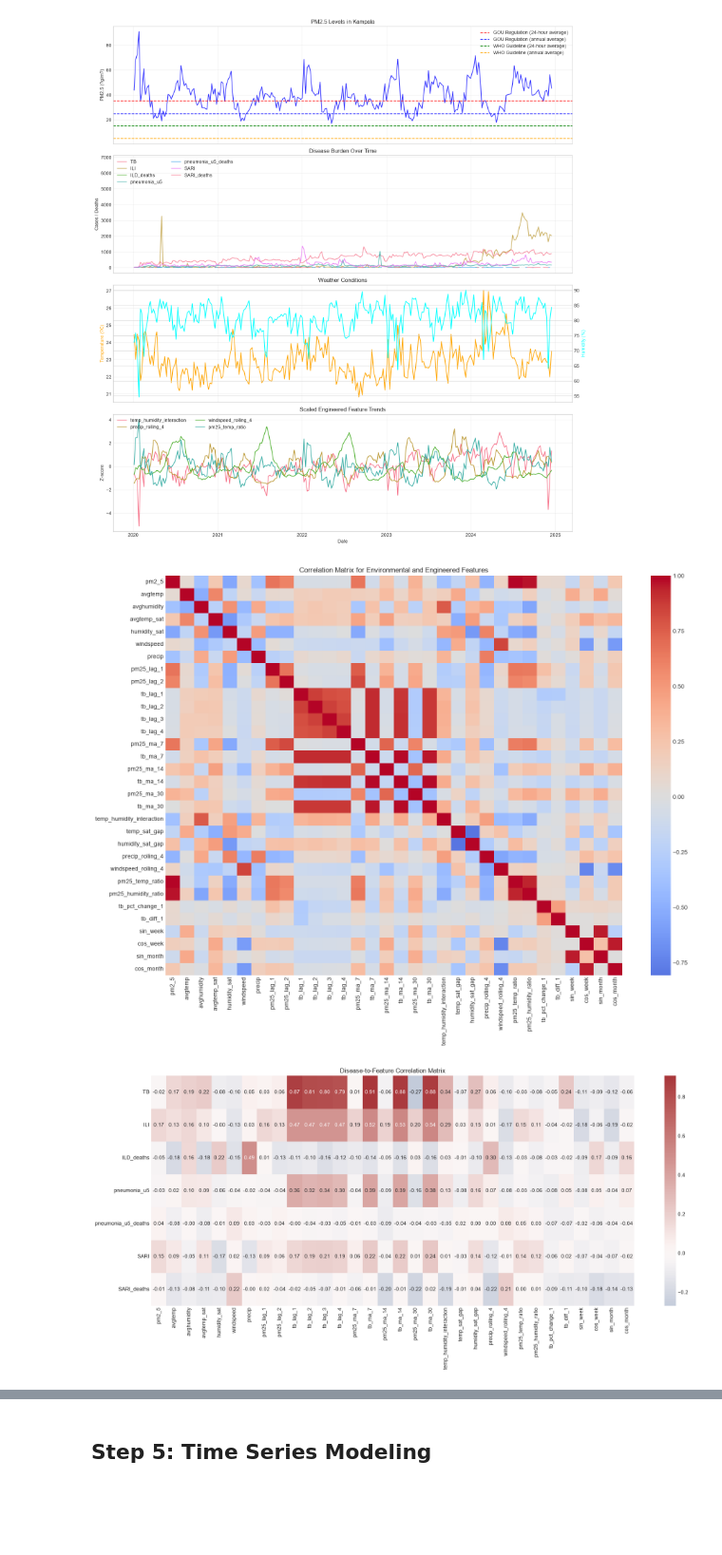
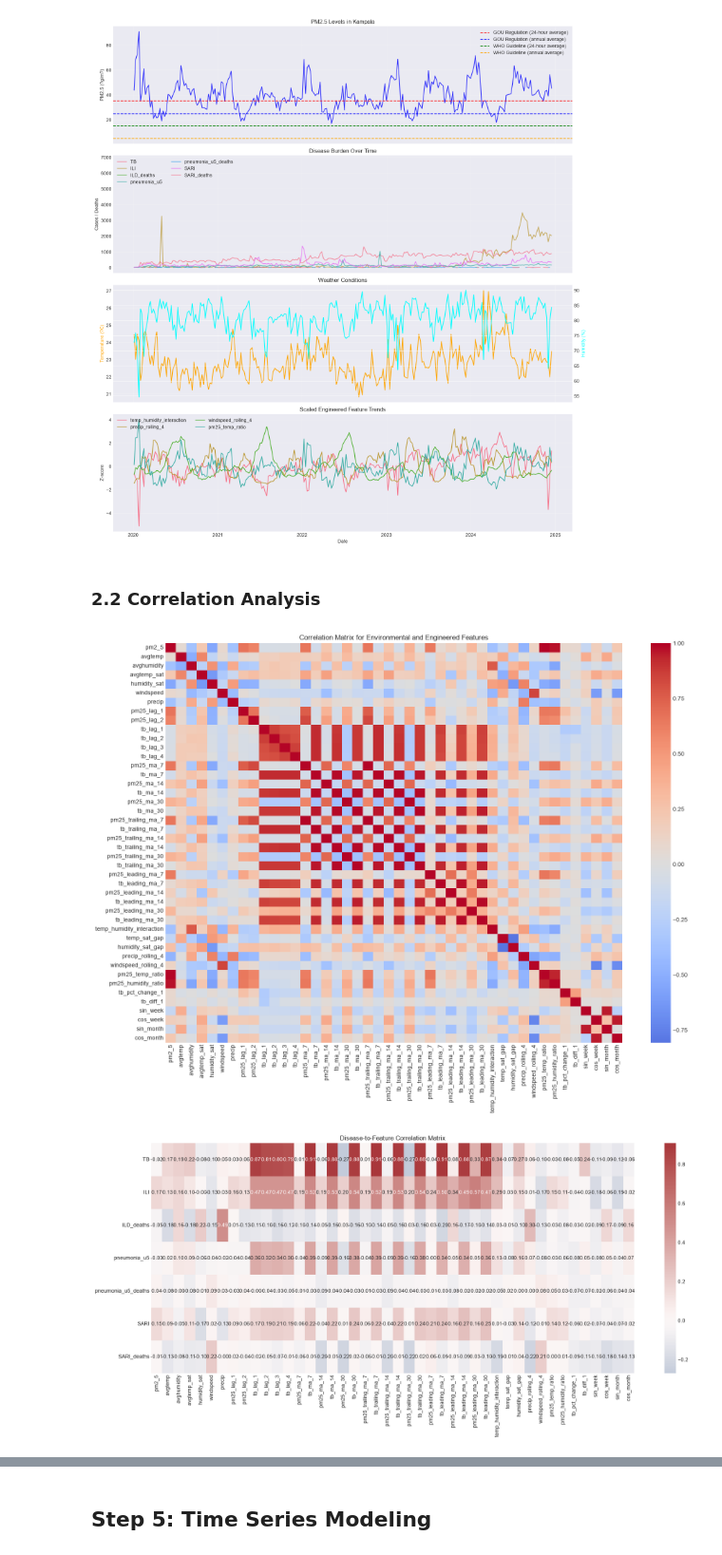
Before and after one commit to Mudarshiru/TimeSeriesAnalysisTutorial, a Jupyter notebook: analysis.ipynb, the cells around one changed output, grey strips where cells are left out. Shown at 95% size. Saved outputs shown, nothing was run; the diff lists cells and outputs as text; code cells hidden in the pictures; blank space fills up the shorter version.

```diff
--- a/analysis.ipynb
+++ b/analysis.ipynb
@@ -131,6 +136,17 @@ processed_data['temp_sat_gap'] = processed_data['avgtemp'] - processed_data.get(
 processed_data['humidity_sat_gap'] = processed_data['avghumidity'] - processed_data.get('humidity_sat', processed_data['avghumidity'])
 processed_data['precip_rolling_4'] = processed_data['precip'].rolling(window=4, min_periods=1).mean()
 processed_data['windspeed_rolling_4'] = processed_data['windspeed'].rolling(window=4, min_periods=1).mean()
+
+for window in [7, 14, 30]:
+    processed_data[f'pm25_trailing_ma_{window}'] = processed_data['pm2_5'].rolling(window=window, min_periods=1).mean()
+    processed_data[f'tb_trailing_ma_{window}'] = processed_data['TB'].rolling(window=window, min_periods=1).mean()
+    processed_data[f'pm25_leading_ma_{window}'] = (
+        processed_data['pm2_5'].iloc[::-1].rolling(window=window, min_periods=1).mean().iloc[::-1]
+    )
+    processed_data[f'tb_leading_ma_{window}'] = (
+        processed_data['TB'].iloc[::-1].rolling(window=window, min_periods=1).mean().iloc[::-1]
+    )
+
 processed_data['pm25_temp_ratio'] = processed_data['pm2_5'] / (processed_data['avgtemp'].abs() + 1)
 processed_data['pm25_humidity_ratio'] = processed_data['pm2_5'] / (processed_data['avghumidity'].abs() + 1)
 processed_data['tb_pct_change_1'] = processed_data['TB'].pct_change().replace([np.inf, -np.inf], np.nan)
@@ -244,39 +264,44 @@ plt.tight_layout()
 plt.show()
 # %% [output]
 [figure]
+# %% [markdown]
+### 2.2 Correlation Analysis
 # %%
 # Correlation analysis across diseases and engineered features
 disease_cols = [
     col for col in ['TB', 'ILI', 'ILD_deaths', 'pneumonia_u5', 'pneumonia_u5_deaths', 'SARI', 'SARI_deaths']
     if col in processed_data.columns
 ]
 feature_analysis_cols = [
     col for col in [
         'pm2_5', 'avgtemp', 'avghumidity', 'avgtemp_sat', 'humidity_sat',
         'windspeed', 'precip', 'pm25_lag_1', 'pm25_lag_2', 'tb_lag_1', 'tb_lag_2',
         'tb_lag_3', 'tb_lag_4', 'pm25_ma_7', 'tb_ma_7', 'pm25_ma_14', 'tb_ma_14',
-        'pm25_ma_30', 'tb_ma_30', 'temp_humidity_interaction', 'temp_sat_gap',
+        'pm25_ma_30', 'tb_ma_30', 'pm25_trailing_ma_7', 'tb_trailing_ma_7',
+        'pm25_trailing_ma_14', 'tb_trailing_ma_14', 'pm25_trailing_ma_30', 'tb_trailing_ma_30',
+        'pm25_leading_ma_7', 'tb_leading_ma_7', 'pm25_leading_ma_14', 'tb_leading_ma_14',
+        'pm25_leading_ma_30', 'tb_leading_ma_30', 'temp_humidity_interaction', 'temp_sat_gap',
         'humidity_sat_gap', 'precip_rolling_4', 'windspeed_rolling_4',
         'pm25_temp_ratio', 'pm25_humidity_ratio', 'tb_pct_change_1', 'tb_diff_1',
         'sin_week', 'cos_week', 'sin_month', 'cos_month', 'time', 'intervention',
         'time_since_intervention'
     ]
     if col in processed_data.columns
 ]
 
 feature_corr_matrix = processed_data[feature_analysis_cols].corr()
 plt.figure(figsize=(16, 12))
 sns.heatmap(feature_corr_matrix, cmap='coolwarm', center=0)
 plt.title('Correlation Matrix for Environmental and Engineered Features')
 plt.tight_layout()
 plt.show()
 
 disease_feature_corr = processed_data[disease_cols + feature_analysis_cols].corr().loc[disease_cols, feature_analysis_cols]
 plt.figure(figsize=(18, max(4, len(disease_cols) * 1.2)))
 sns.heatmap(disease_feature_corr, annot=True, cmap='vlag', center=0, fmt='.2f')
 plt.title('Disease-to-Feature Correlation Matrix')
 plt.tight_layout()
 plt.show()
 # %% [output]
-[figure, old version]
+[figure, new version]
-[figure, old version]
+[figure, new version]
```
Also changed, not shown: parts of 49 cells of this notebook, 18 other files.
